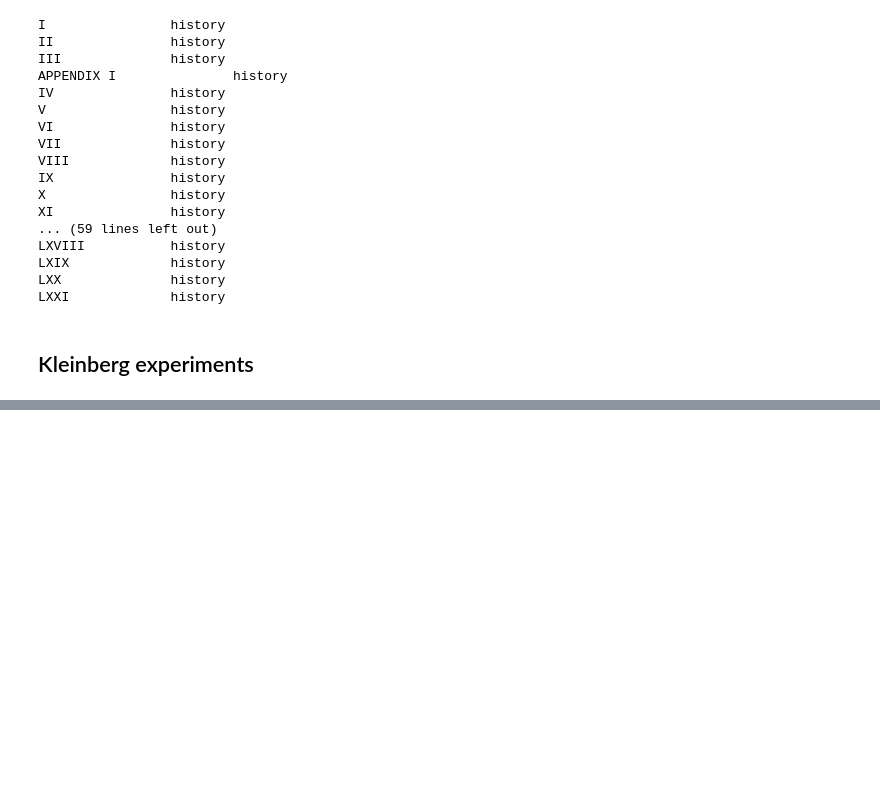
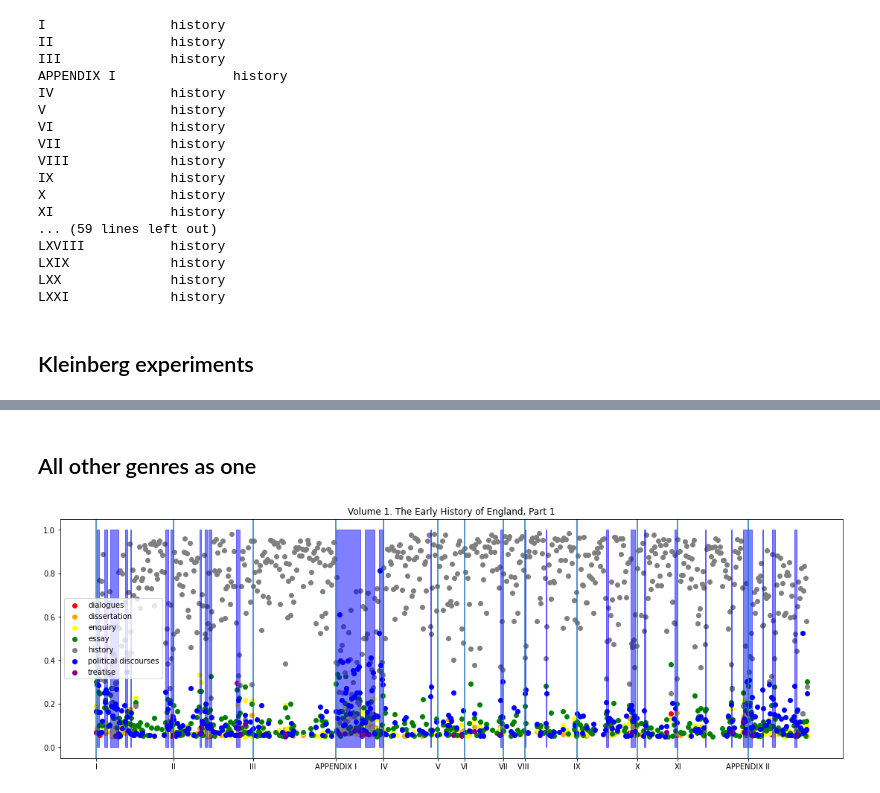
Before and after one commit to vbunt/hume-classifier, a Jupyter notebook: what is inside history?.ipynb, the cells around one changed output, grey strips where cells are left out. Drawn from its saved outputs; the diff is of its cells as text; code cells hidden in the pictures; blank space fills up the shorter version.

```diff
--- a/what is inside history?.ipynb
+++ b/what is inside history?.ipynb
@@ -216,6 +193,7 @@ LXXI             history
 import pandas as pd
 import numpy as np
 from mpmath import log, binomial
+from numpy.lib.stride_tricks import sliding_window_view
 
 #define the transition cost tau: cost of switching states
 #there's a cost to move up states, no cost to move down
@@ -229,7 +207,7 @@ def tau(i1,i2,gamma,n):
     if i1>=i2:
         return 0
     else:
-        return (i2-i1) * gamma * np.log(n)
+        return ((i2-i1) * gamma * np.log(n)).item()
 
 #define the fit cost: goodness of fit to the expected outputs of each state
 #based on equation on bottom of pg. 14
@@ -256,7 +234,14 @@ def burst_detection(r,d,n,s,gamma,smooth_win):
     #smooth the data if the smoothing window is greater than 1
     if smooth_win > 1:
         temp_p = r/d #calculate the proportions over time and smooth
-        temp_p = temp_p.rolling(window=smooth_win, center=True).mean()
+    #     temp_p = np.rolling(window=smooth_win, center=True).mean(temp_p)
+        windows = sliding_window_view(temp_p, window_shape=smooth_win)
+        temp_p = windows.mean(axis=1)
+
+        # make the array the correct length
+        for i in range(smooth_win // 2):
+            temp_p = np.append(temp_p, np.nan)
+            temp_p = np.insert(temp_p, 0, np.nan)
         #update r to reflect the smoothed proportions
         r = temp_p*d
         real_n = sum(~np.isnan(r))  #update the number of timepoints
@@ -464,0 +436,2 @@ for i in range(1, 7):
+# %% [markdown]
+## All other genres as one
@@ -464,0 +496,34 @@ for i in range(1, 7):
+# %%
+def draw_volume_non_history(volume, pred=pred_logreg):
+    n = 7 # number of genres
+
+    volume = volume - 1 # volume number
+    fig, ax = plt.subplots(figsize=(15, 5), layout='constrained')
+
+    start = volume_start[volume][1] # starting paragraph
+    end = volume_start[volume+1][1] # ending paragraph + 1
+
+    x = np.array([i for i in range(len(pred[start:end]))]) # go through paragraphs
+    for i in range(n):
+        y = pred.T[i][start:end]
+        y = [v if v > 0.05 else None for v in y]
+        ax.scatter(x,y, label=id2label[i], color=colors[id2label[i]])
+
+    ax.legend()
+    plt.title(volume_names[volume])
+
+    titles = [titles_inv[el] for el in titles_inv if el >= start and el < end]
+    ticks = [el-start for el in titles_inv if el >= start and el < end]
+    ax.xaxis.set_ticks(ticks, labels=titles, fontsize=10)
+
+    # chapter borders
+    for t in ticks:
+        plt.axvline(x = t)
+
+    draw_non_history(volume)
+
+    plt.show()
+# %%
+draw_volume_non_history(1)
+# %% [output]
+[figure, added]
```
Also changed, not shown: parts of 22 cells of this notebook.
